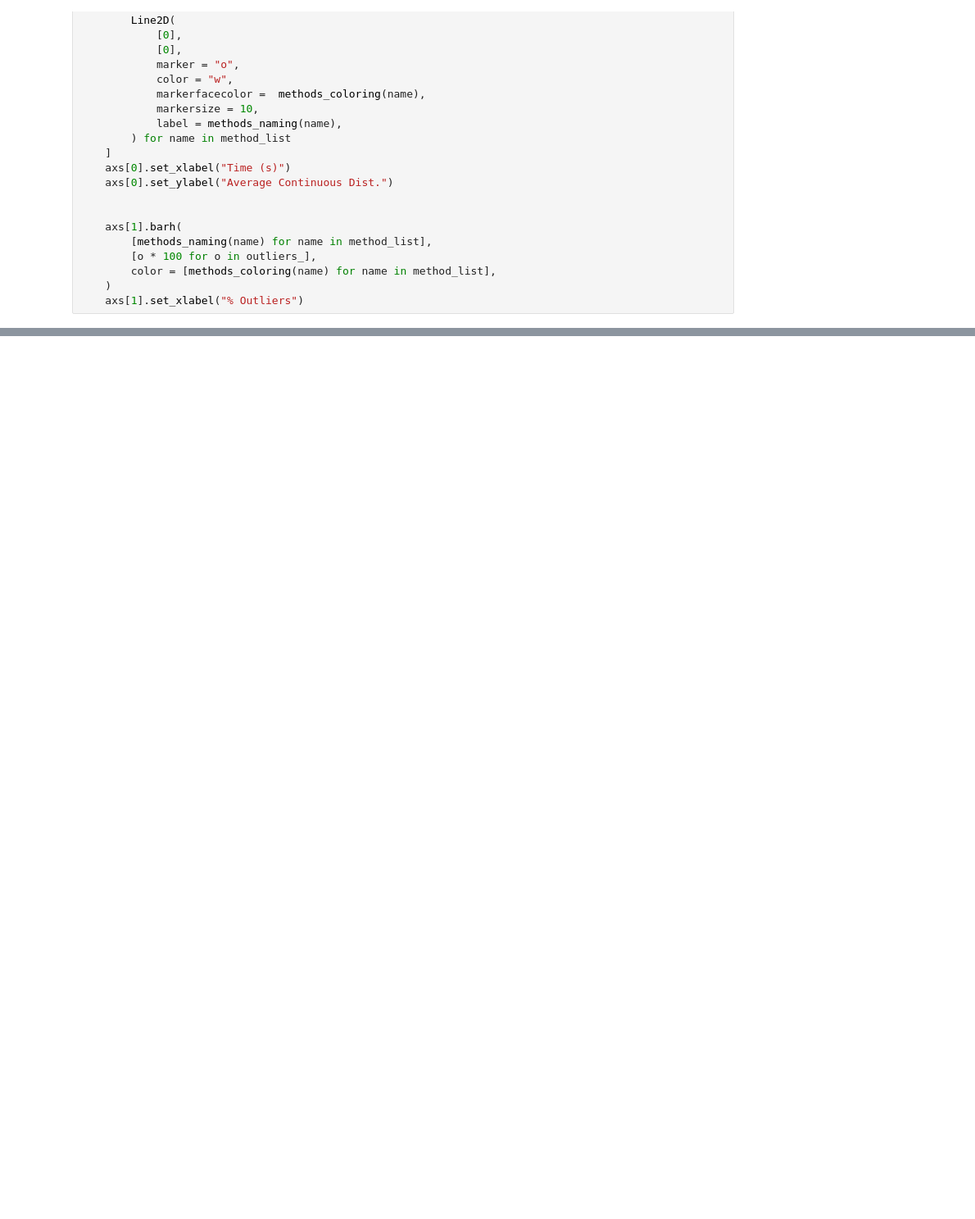
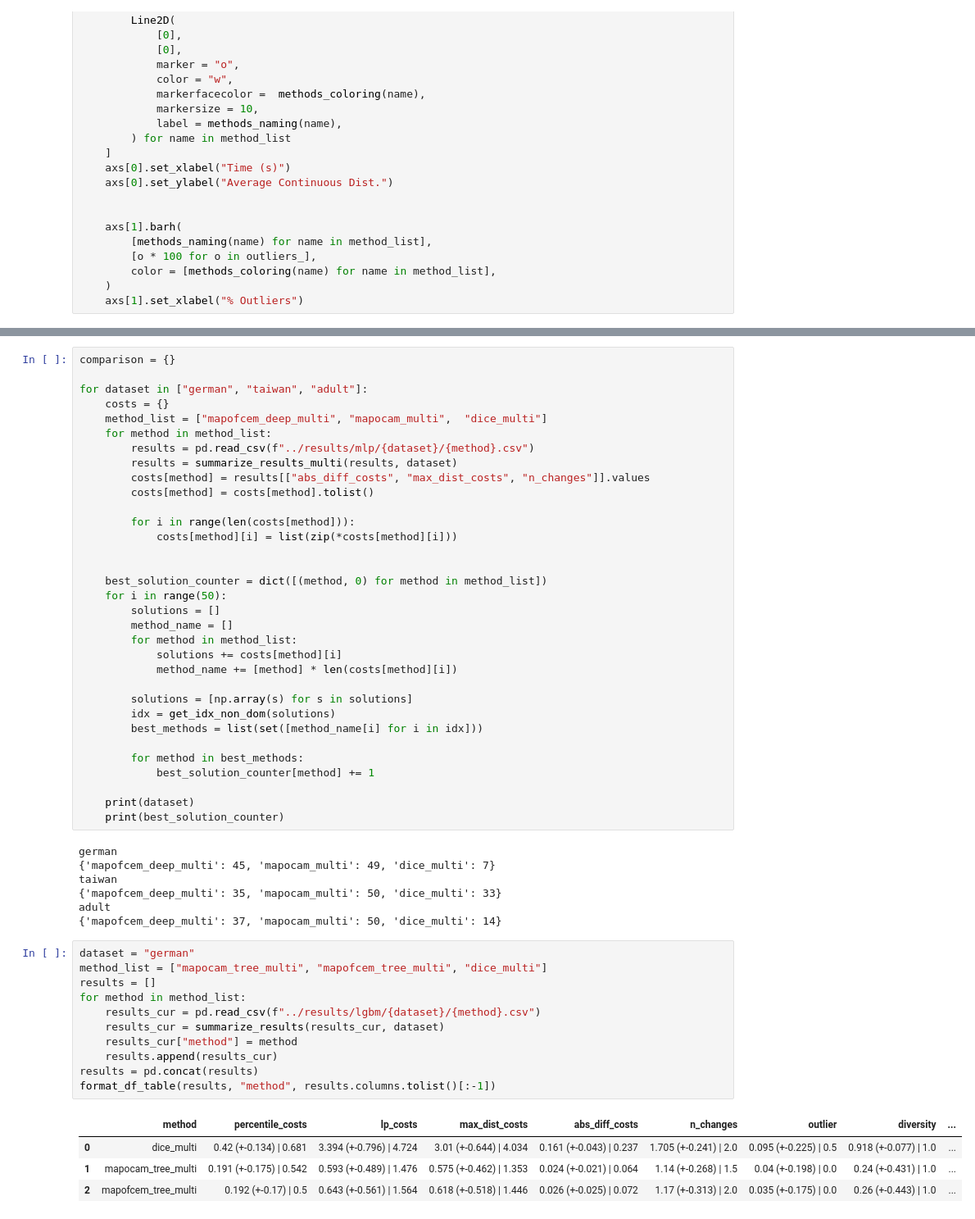
Before and after one commit to hiaac-finance/cfmining, a Jupyter notebook: notebooks/generate_figures.ipynb, the cells around one changed output, grey strips where cells are left out. Shown at 82% size. Cells and saved outputs as stored; diff of their text form; blank space fills up the shorter version.

```diff
--- a/notebooks/generate_figures.ipynb
+++ b/notebooks/generate_figures.ipynb
@@ -181,0 +203,56 @@ plt.savefig("../figures/percentile_legend.pdf", dpi = 300)
+# %%
+comparison = {}
+
+for dataset in ["german", "taiwan", "adult"]:
+    costs = {}
+    method_list = ["mapofcem_deep_multi", "mapocam_multi",  "dice_multi"]
+    for method in method_list:
+        results = pd.read_csv(f"../results/mlp/{dataset}/{method}.csv")
+        results = summarize_results_multi(results, dataset)
+        costs[method] = results[["abs_diff_costs", "max_dist_costs", "n_changes"]].values
+        costs[method] = costs[method].tolist()
+
+        for i in range(len(costs[method])):
+            costs[method][i] = list(zip(*costs[method][i]))
+
+
+    best_solution_counter = dict([(method, 0) for method in method_list])
+    for i in range(50):
+        solutions = []
+        method_name = []
+        for method in method_list:
+            solutions += costs[method][i]
+            method_name += [method] * len(costs[method][i])
+
+        solutions = [np.array(s) for s in solutions]
+        idx = get_idx_non_dom(solutions)
+        best_methods = list(set([method_name[i] for i in idx]))
+
+        for method in best_methods:
+            best_solution_counter[method] += 1
+
+    print(dataset)
+    print(best_solution_counter)
+# %% [output]
+german
+{'mapofcem_deep_multi': 45, 'mapocam_multi': 49, 'dice_multi': 7}
+taiwan
+{'mapofcem_deep_multi': 35, 'mapocam_multi': 50, 'dice_multi': 33}
+adult
+{'mapofcem_deep_multi': 37, 'mapocam_multi': 50, 'dice_multi': 14}
+# %%
+dataset = "german"
+method_list = ["mapocam_tree_multi", "mapofcem_tree_multi", "dice_multi"]
+results = []
+for method in method_list:
+    results_cur = pd.read_csv(f"../results/lgbm/{dataset}/{method}.csv")
+    results_cur = summarize_results(results_cur, dataset)
+    results_cur["method"] = method
+    results.append(results_cur)
+results = pd.concat(results)
+format_df_table(results, "method", results.columns.tolist()[:-1])
+# %% [output]
+|  | method | percentile_costs | lp_costs | max_dist_costs | abs_diff_costs | n_changes | outlier | diversity | ... |
+| 0 | dice_multi | 0.42 (+-0.134) | 0.681 | 3.394 (+-0.796) | 4.724 | 3.01 (+-0.644) | 4.034 | 0.161 (+-0.043) | 0.237 | 1.705 (+-0.241) | 2.0 | 0.095 (+-0.225) | 0.5 | 0.918 (+-0.077) | 1.0 | ... |
+| 1 | mapocam_tree_multi | 0.191 (+-0.175) | 0.542 | 0.593 (+-0.489) | 1.476 | 0.575 (+-0.462) | 1.353 | 0.024 (+-0.021) | 0.064 | 1.14 (+-0.268) | 1.5 | 0.04 (+-0.198) | 0.0 | 0.24 (+-0.431) | 1.0 | ... |
+| 2 | mapofcem_tree_multi | 0.192 (+-0.17) | 0.5 | 0.643 (+-0.561) | 1.564 | 0.618 (+-0.518) | 1.446 | 0.026 (+-0.025) | 0.072 | 1.17 (+-0.313) | 2.0 | 0.035 (+-0.175) | 0.0 | 0.26 (+-0.443) | 1.0 | ... |
```
Also changed, not shown: parts of 20 cells of this notebook, 5 other files.
